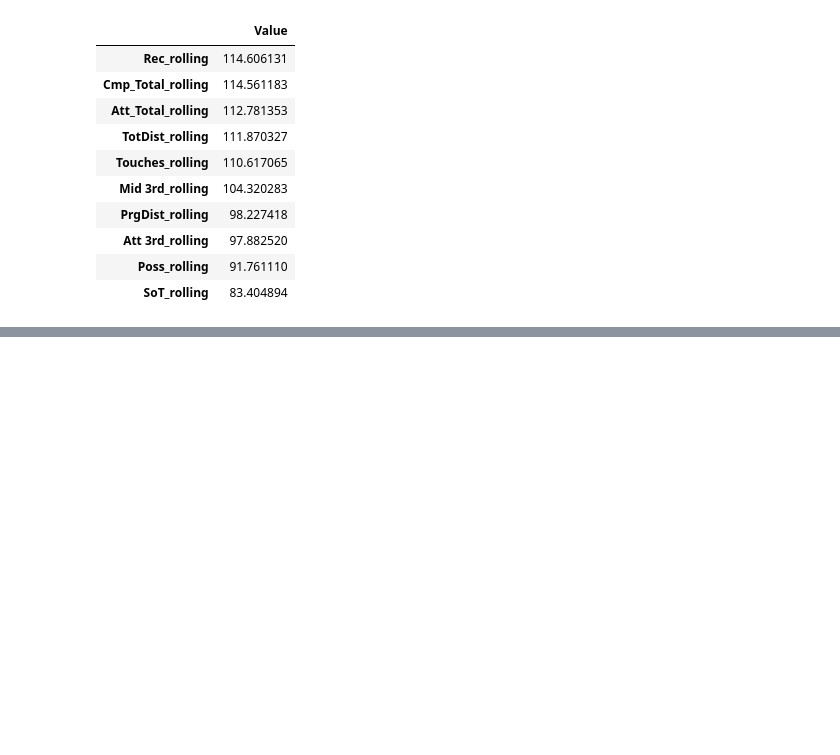
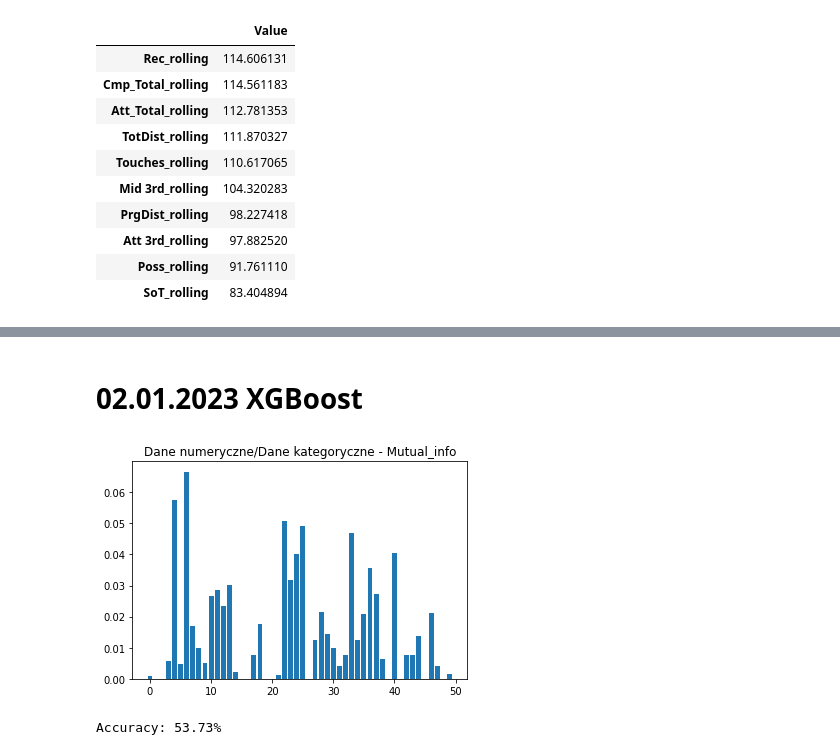
Before and after one commit to Wirus3k/Football_Predictions, a Jupyter notebook: Data Scraping/PremierLeague/EPL_Machine_Learning.ipynb, the cells around one changed output, grey strips where cells are left out. Cells and saved outputs as stored; diff of their text form; code cells hidden in the pictures; blank space fills up the shorter version.

Commit message:
XGBoost

```diff
--- a/Data Scraping/PremierLeague/EPL_Machine_Learning.ipynb
+++ b/Data Scraping/PremierLeague/EPL_Machine_Learning.ipynb
@@ -492,0 +410,2 @@ models
+# %% [markdown]
+# 02.01.2023 XGBoost
@@ -492,0 +447,16 @@ models
+# %%
+from functools import partial
+from sklearn.feature_selection import mutual_info_classif, SelectKBest
+df = pd.read_csv("EPL_2017-2021.csv")
+df['Date'] = pd.to_datetime(df['Date'])
+X = df.drop(columns=['Result', 'Date'], axis=1)
+y = df['Result']
+#X_train, X_test, y_train, y_test = train_test_split(X, y, test_size=0.1, random_state=42)
+score_func = partial(mutual_info_classif, discrete_features=[0, 6])
+fs = SelectKBest(score_func, k=5)
+X_new = fs.fit_transform(X, y)
+pyplot.bar([i for i in range(len(fs.scores_))], fs.scores_)
+plt.title("Dane numeryczne/Dane kategoryczne - Mutual_info")
+pyplot.show()
+# %% [output]
+[figure, added]
@@ -492,0 +470,15 @@ models
+# %%
+from sklearn.metrics import classification_report
+X_train, X_test, y_train, y_test = train_test_split(X_new, y, test_size=0.15, random_state=1)
+model = XGBClassifier()
+eval_set = [(X_train, y_train), (X_test, y_test)]
+xgb_model.fit(X_train, y_train, eval_set=eval_set, verbose=0)
+y_pred = xgb_model.predict(X_test)
+predictions = [round(value) for value in y_pred]
+accuracy = accuracy_score(y_test, predictions)
+print("Accuracy: %.2f%%" % (accuracy * 100.0))
+results = xgb_model.evals_result()
+epochs = len(results['validation_0']['merror'])
+x_axis = range(0, epochs)
+# %% [output]
+Accuracy: 53.73%
```
Also changed, not shown: parts of 18 cells of this notebook.
